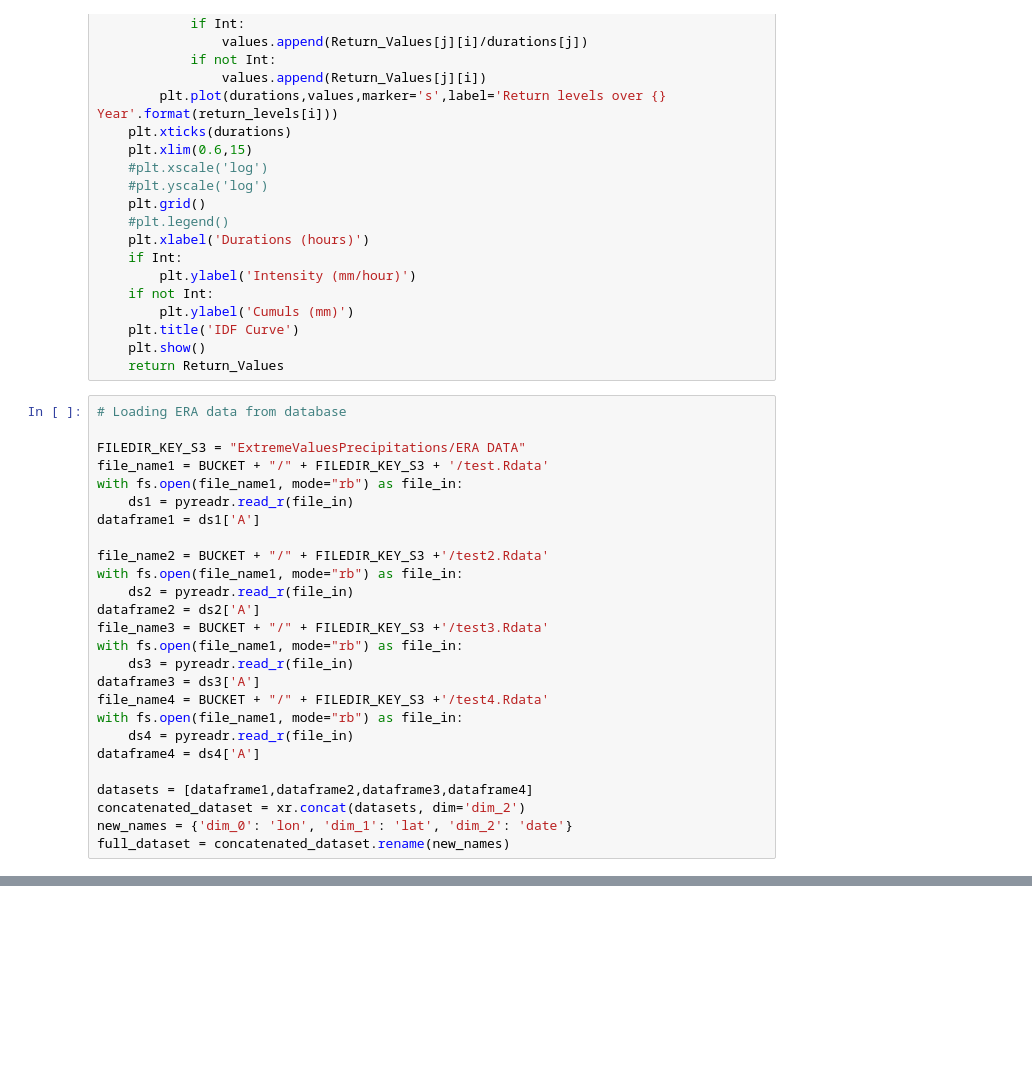
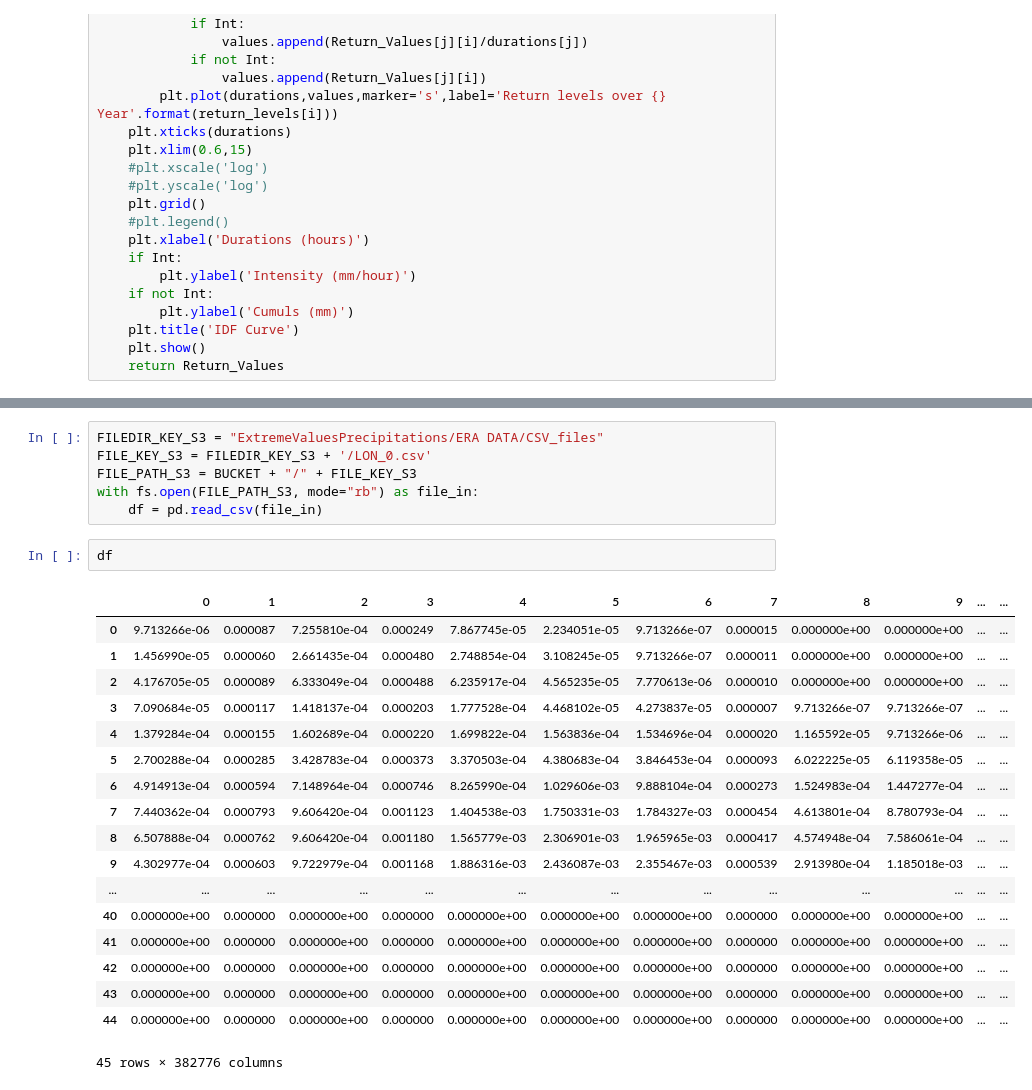
Before and after one commit to Papasore/ExtremeValuesPrecipitations, a Jupyter notebook: ERA France Analysis/First Analysis.ipynb, the cells around one changed output, grey strips where cells are left out. Drawn from its saved outputs; the diff is of its cells as text; blank space fills up the shorter version.

Commit message:
Loading raw data
loading raw data from csv of onyxia filestorage

```diff
--- a/ERA France Analysis/First Analysis.ipynb
+++ b/ERA France Analysis/First Analysis.ipynb
@@ -161,29 +183,3 @@ def get_return_levels_int_or_cumul(lat,lon,durations,return_levels,Int):
     plt.title('IDF Curve')
     plt.show()
     return Return_Values
-# %%
-# Loading ERA data from database
-
-FILEDIR_KEY_S3 = "ExtremeValuesPrecipitations/ERA DATA"
-file_name1 = BUCKET + "/" + FILEDIR_KEY_S3 + '/test.Rdata'
-with fs.open(file_name1, mode="rb") as file_in:
-    ds1 = pyreadr.read_r(file_in)
-dataframe1 = ds1['A']
-
-file_name2 = BUCKET + "/" + FILEDIR_KEY_S3 +'/test2.Rdata'
-with fs.open(file_name1, mode="rb") as file_in:
-    ds2 = pyreadr.read_r(file_in)
-dataframe2 = ds2['A']
-file_name3 = BUCKET + "/" + FILEDIR_KEY_S3 +'/test3.Rdata'
-with fs.open(file_name1, mode="rb") as file_in:
-    ds3 = pyreadr.read_r(file_in)
-dataframe3 = ds3['A']
-file_name4 = BUCKET + "/" + FILEDIR_KEY_S3 +'/test4.Rdata'
-with fs.open(file_name1, mode="rb") as file_in:
-    ds4 = pyreadr.read_r(file_in)
-dataframe4 = ds4['A']
-
-datasets = [dataframe1,dataframe2,dataframe3,dataframe4]
-concatenated_dataset = xr.concat(datasets, dim='dim_2')
-new_names = {'dim_0': 'lon', 'dim_1': 'lat', 'dim_2': 'date'}
-full_dataset = concatenated_dataset.rename(new_names)
@@ -189,0 +206,27 @@ full_dataset = concatenated_dataset.rename(new_names)
+# %%
+FILEDIR_KEY_S3 = "ExtremeValuesPrecipitations/ERA DATA/CSV_files"
+FILE_KEY_S3 = FILEDIR_KEY_S3 + '/LON_0.csv'
+FILE_PATH_S3 = BUCKET + "/" + FILE_KEY_S3
+with fs.open(FILE_PATH_S3, mode="rb") as file_in:
+    df = pd.read_csv(file_in)
+# %%
+df
+# %% [output]
+|  | 0 | 1 | 2 | 3 | 4 | 5 | 6 | 7 | 8 | 9 | ... | ... |
+| 0 | 9.713266e-06 | 0.000087 | 7.255810e-04 | 0.000249 | 7.867745e-05 | 2.234051e-05 | 9.713266e-07 | 0.000015 | 0.000000e+00 | 0.000000e+00 | ... | ... |
+| 1 | 1.456990e-05 | 0.000060 | 2.661435e-04 | 0.000480 | 2.748854e-04 | 3.108245e-05 | 9.713266e-07 | 0.000011 | 0.000000e+00 | 0.000000e+00 | ... | ... |
+| 2 | 4.176705e-05 | 0.000089 | 6.333049e-04 | 0.000488 | 6.235917e-04 | 4.565235e-05 | 7.770613e-06 | 0.000010 | 0.000000e+00 | 0.000000e+00 | ... | ... |
+| 3 | 7.090684e-05 | 0.000117 | 1.418137e-04 | 0.000203 | 1.777528e-04 | 4.468102e-05 | 4.273837e-05 | 0.000007 | 9.713266e-07 | 9.713266e-07 | ... | ... |
+| 4 | 1.379284e-04 | 0.000155 | 1.602689e-04 | 0.000220 | 1.699822e-04 | 1.563836e-04 | 1.534696e-04 | 0.000020 | 1.165592e-05 | 9.713266e-06 | ... | ... |
+| 5 | 2.700288e-04 | 0.000285 | 3.428783e-04 | 0.000373 | 3.370503e-04 | 4.380683e-04 | 3.846453e-04 | 0.000093 | 6.022225e-05 | 6.119358e-05 | ... | ... |
+| 6 | 4.914913e-04 | 0.000594 | 7.148964e-04 | 0.000746 | 8.265990e-04 | 1.029606e-03 | 9.888104e-04 | 0.000273 | 1.524983e-04 | 1.447277e-04 | ... | ... |
+| 7 | 7.440362e-04 | 0.000793 | 9.606420e-04 | 0.001123 | 1.404538e-03 | 1.750331e-03 | 1.784327e-03 | 0.000454 | 4.613801e-04 | 8.780793e-04 | ... | ... |
+| 8 | 6.507888e-04 | 0.000762 | 9.606420e-04 | 0.001180 | 1.565779e-03 | 2.306901e-03 | 1.965965e-03 | 0.000417 | 4.574948e-04 | 7.586061e-04 | ... | ... |
+| 9 | 4.302977e-04 | 0.000603 | 9.722979e-04 | 0.001168 | 1.886316e-03 | 2.436087e-03 | 2.355467e-03 | 0.000539 | 2.913980e-04 | 1.185018e-03 | ... | ... |
+| ... | ... | ... | ... | ... | ... | ... | ... | ... | ... | ... | ... | ... |
+| 40 | 0.000000e+00 | 0.000000 | 0.000000e+00 | 0.000000 | 0.000000e+00 | 0.000000e+00 | 0.000000e+00 | 0.000000 | 0.000000e+00 | 0.000000e+00 | ... | ... |
+| 41 | 0.000000e+00 | 0.000000 | 0.000000e+00 | 0.000000 | 0.000000e+00 | 0.000000e+00 | 0.000000e+00 | 0.000000 | 0.000000e+00 | 0.000000e+00 | ... | ... |
+| 42 | 0.000000e+00 | 0.000000 | 0.000000e+00 | 0.000000 | 0.000000e+00 | 0.000000e+00 | 0.000000e+00 | 0.000000 | 0.000000e+00 | 0.000000e+00 | ... | ... |
+| 43 | 0.000000e+00 | 0.000000 | 0.000000e+00 | 0.000000 | 0.000000e+00 | 0.000000e+00 | 0.000000e+00 | 0.000000 | 0.000000e+00 | 0.000000e+00 | ... | ... |
+| 44 | 0.000000e+00 | 0.000000 | 0.000000e+00 | 0.000000 | 0.000000e+00 | 0.000000e+00 | 0.000000e+00 | 0.000000 | 0.000000e+00 | 0.000000e+00 | ... | ... |
+45 rows × 382776 columns
```
Also changed, not shown: parts of 5 cells of this notebook.
